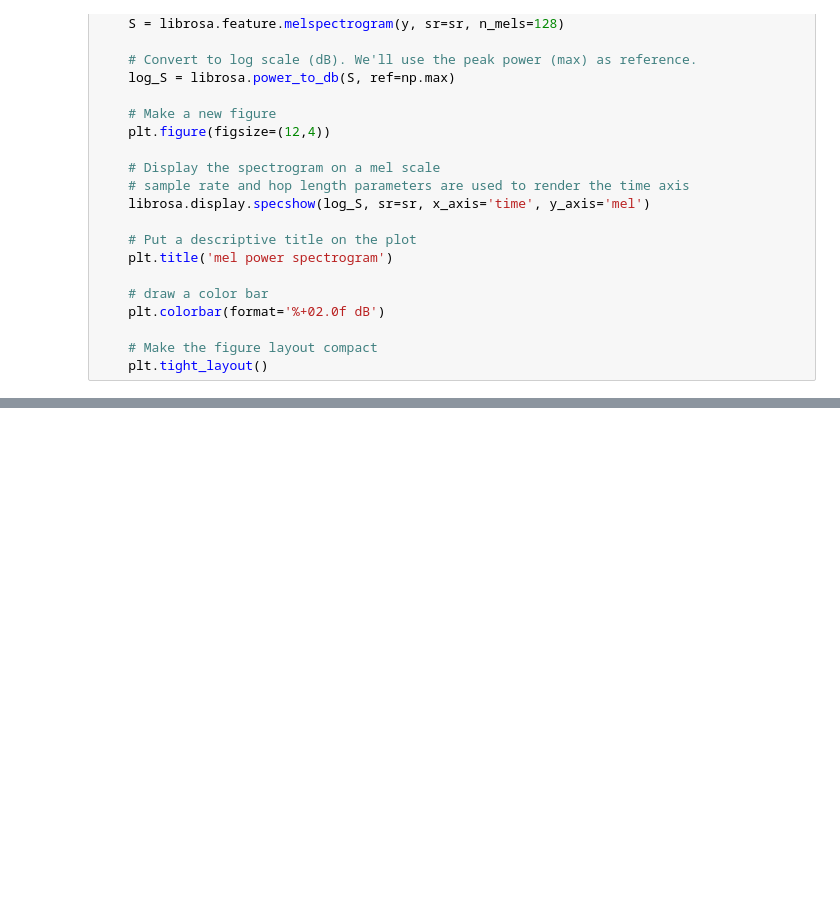
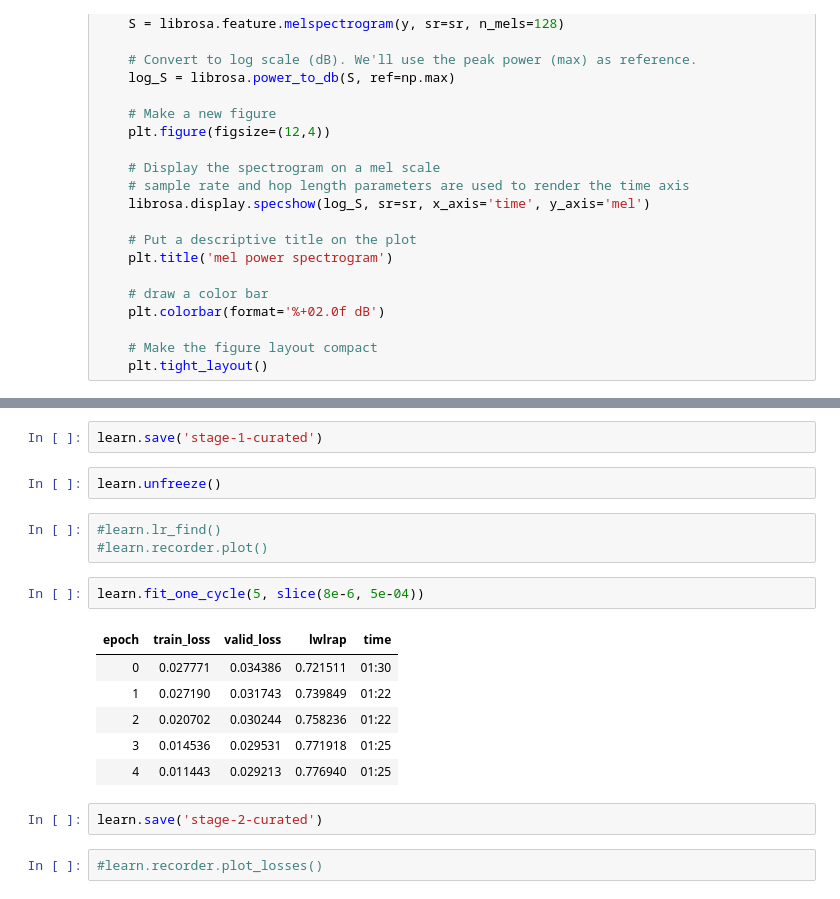
Before and after one commit to jellosubmarine/nn-study, a Jupyter notebook: Audio classification/audio_multilabel.ipynb, the cells around one changed output, grey strips where cells are left out. Saved outputs shown, nothing was run; the diff lists cells and outputs as text; blank space fills up the shorter version.

```diff
--- a/Audio classification/audio_multilabel.ipynb
+++ b/Audio classification/audio_multilabel.ipynb
@@ -105,0 +239,20 @@ df.head()
+# %%
+learn.save('stage-1-curated')
+# %%
+learn.unfreeze()
+# %%
+#learn.lr_find()
+#learn.recorder.plot()
+# %%
+learn.fit_one_cycle(5, slice(8e-6, 5e-04))
+# %% [output]
+| epoch | train_loss | valid_loss | lwlrap | time |
+| 0 | 0.027771 | 0.034386 | 0.721511 | 01:30 |
+| 1 | 0.027190 | 0.031743 | 0.739849 | 01:22 |
+| 2 | 0.020702 | 0.030244 | 0.758236 | 01:22 |
+| 3 | 0.014536 | 0.029531 | 0.771918 | 01:25 |
+| 4 | 0.011443 | 0.029213 | 0.776940 | 01:25 |
+# %%
+learn.save('stage-2-curated')
+# %%
+#learn.recorder.plot_losses()
```
Also changed, not shown: parts of 55 cells of this notebook, 9 other files.
